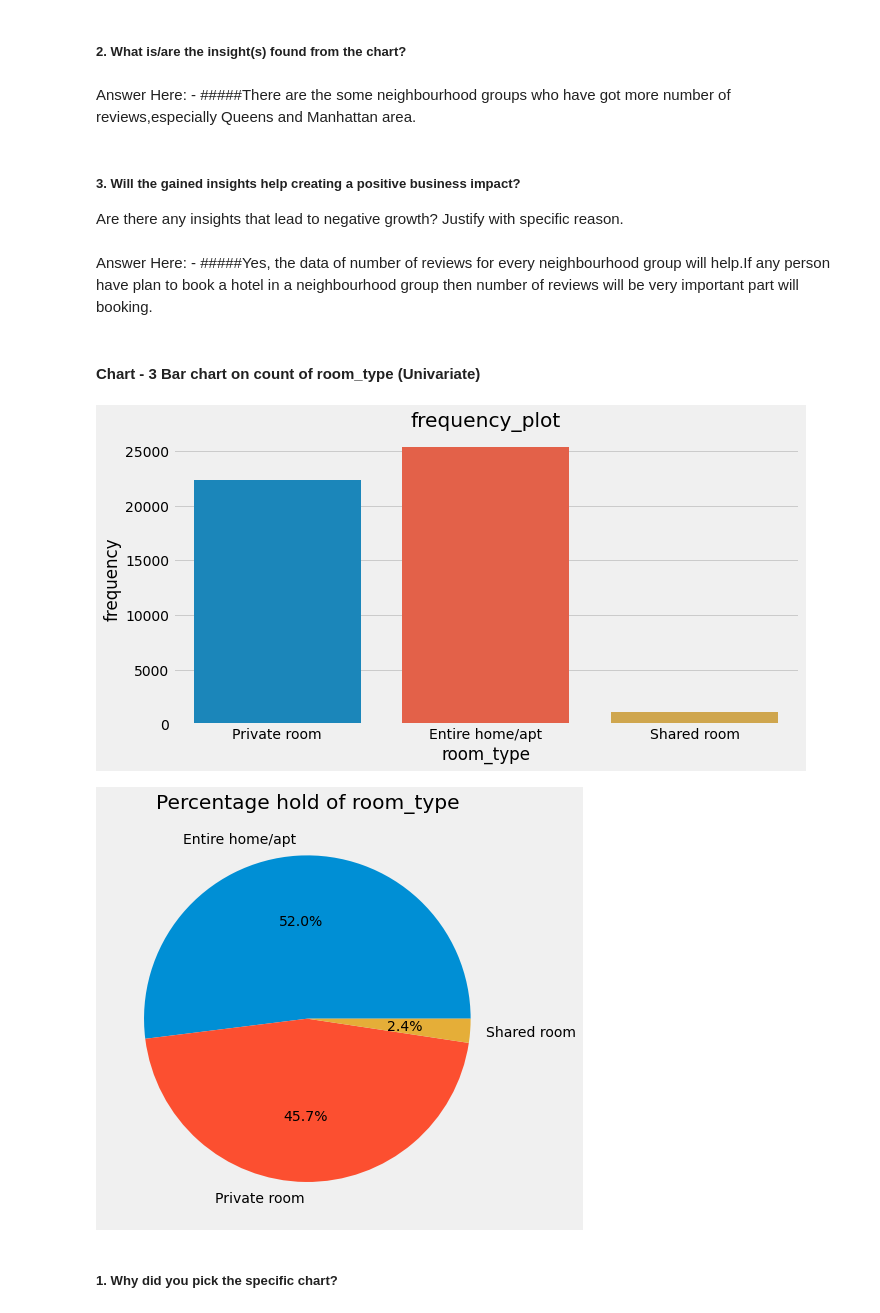
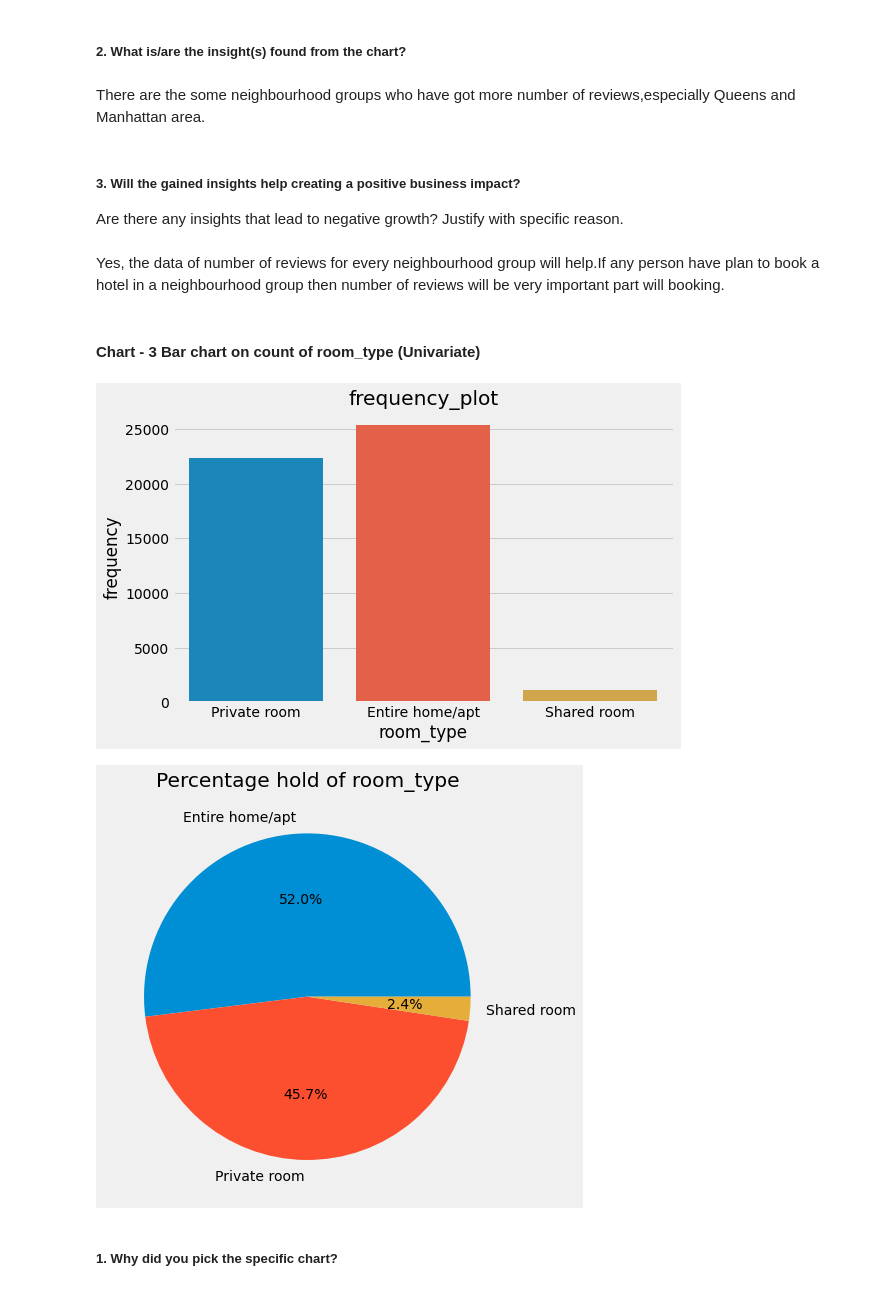
Before and after one commit to abhisheknagpure8/airbnb-bookings-analysis, a Jupyter notebook: EDA_Project_AirBnb_Bookings_Analysis.ipynb, the cells around one changed output. Saved outputs shown, nothing was run; the diff lists cells and outputs as text; code cells hidden in the pictures.

```diff
--- a/EDA_Project_AirBnb_Bookings_Analysis.ipynb
+++ b/EDA_Project_AirBnb_Bookings_Analysis.ipynb
@@ -409,33 +389,31 @@ Answer Here: -
 # %% [markdown]
 ##### 2. What is/are the insight(s) found from the chart?
 # %% [markdown]
-Answer Here: -
-#####There are the some neighbourhood groups who have got more number of reviews,especially Queens and Manhattan area.
+There are the some neighbourhood groups who have got more number of reviews,especially Queens and Manhattan area.
 # %% [markdown]
 ##### 3. Will the gained insights help creating a positive business impact?
 Are there any insights that lead to negative growth? Justify with specific reason.
 # %% [markdown]
-Answer Here: -
-#####Yes, the data of number of reviews for every neighbourhood group will help.If any person have plan to book a hotel in a neighbourhood group then number of reviews will be very important part will booking.
+Yes, the data of number of reviews for every neighbourhood group will help.If any person have plan to book a hotel in a neighbourhood group then number of reviews will be very important part will booking.
 # %% [markdown]
 #### Chart - 3  Bar chart on count of room_type (Univariate)
 # %%
 #count_plot
-plt.figure(figsize=(10,5))
+plt.figure(figsize=(8,5))
 snsn= sns.countplot(x='room_type',data=df)
 snsn.set_title('frequency_plot')
 snsn.set_ylabel('frequency')
 snsn.set_xlabel('room_type')
 plt.show()
 
 
 plt.style.use('fivethirtyeight')
-plt.figure(figsize=(13,7))
+plt.figure(figsize=(10,7))
 plt.title("Percentage hold of room_type")
 g = plt.pie(new_df.room_type.value_counts(), labels=new_df.room_type.value_counts().index,autopct='%1.1f%%', startangle=0)
 plt.show()
 # %% [output]
-[figure, old version]
+[figure, new version]
 [figure]
 # %% [markdown]
 ##### 1. Why did you pick the specific chart?
```
Also changed, not shown: parts of 51 cells of this notebook.
